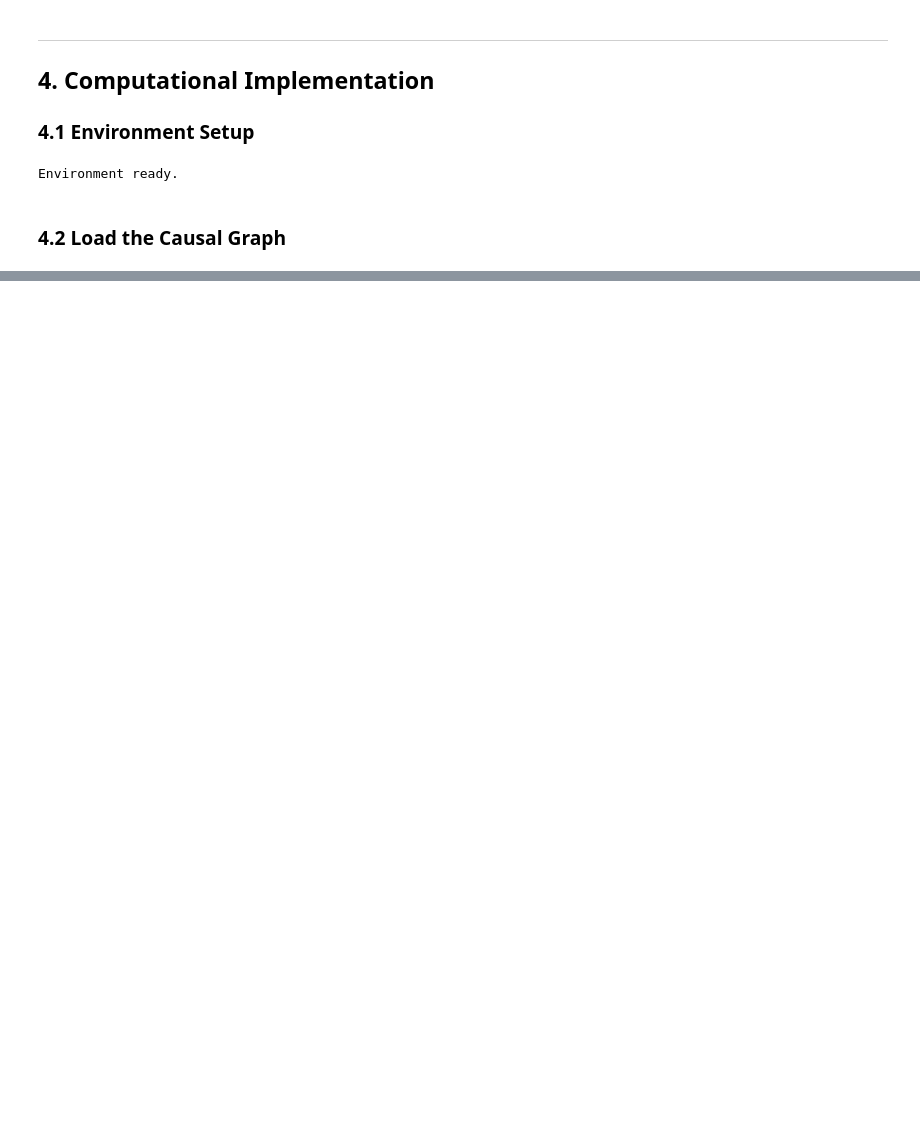
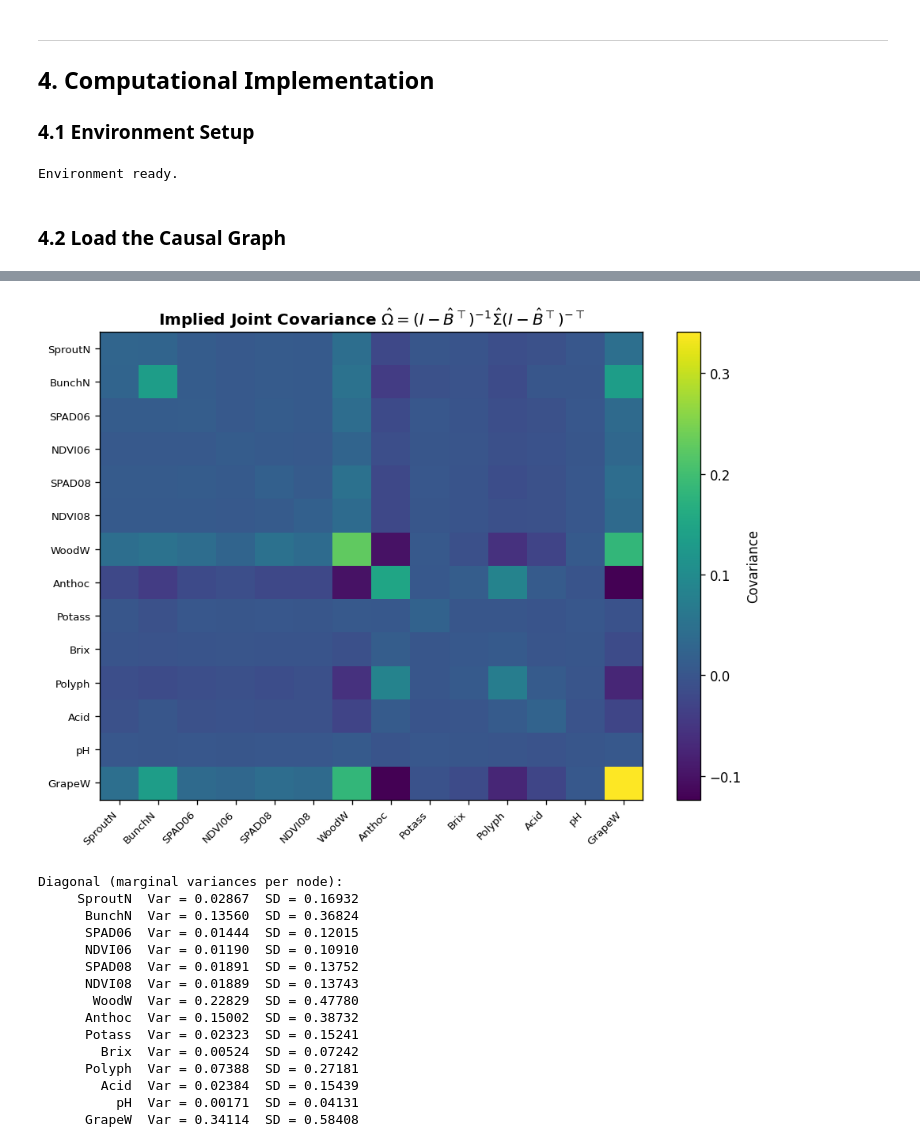
Before and after one commit to FRA-0023/Causal-Networks, a Jupyter notebook: notebooks/sangiovese.ipynb, the cells around one changed output, grey strips where cells are left out. Cells and saved outputs as stored; diff of their text form; code cells hidden in the pictures; blank space fills up the shorter version.

```diff
--- a/notebooks/sangiovese.ipynb
+++ b/notebooks/sangiovese.ipynb
@@ -1420,0 +703,38 @@ The application of the Conditional Linear Gaussian Network (CLGN) successfully q
+# %%
+A_inv = np.linalg.inv(np.eye(p) - B_hat)     # (I - B_hat)⁻¹ = (I - B̂ᵀ)⁻¹ in paper notation
+Omega = A_inv @ Sigma_hat @ A_inv.T           # implied joint covariance
+
+Omega_df = pd.DataFrame(Omega, index=CONT_TOPO, columns=CONT_TOPO)
+
+fig, ax = plt.subplots(figsize=(8, 6))
+im = ax.imshow(Omega, cmap="viridis", aspect="auto")
+plt.colorbar(im, ax=ax, label="Covariance")
+ax.set_xticks(range(p)); ax.set_xticklabels(CONT_TOPO, rotation=45, ha="right", fontsize=8)
+ax.set_yticks(range(p)); ax.set_yticklabels(CONT_TOPO, fontsize=8)
+ax.set_title(
+    r"Implied Joint Covariance $\hat{\Omega} = (I-\hat{B}^\top)^{-1}\hat{\Sigma}(I-\hat{B}^\top)^{-\top}$",
+    fontweight="bold"
+)
+plt.tight_layout()
+plt.show()
+
+print("Diagonal (marginal variances per node):")
+for n, v in zip(CONT_TOPO, np.diag(Omega)):
+    print(f"  {n:>10}  Var = {v:.5f}  SD = {np.sqrt(v):.5f}")
+# %% [output]
+[figure, added]
+Diagonal (marginal variances per node):
+     SproutN  Var = 0.02867  SD = 0.16932
+      BunchN  Var = 0.13560  SD = 0.36824
+      SPAD06  Var = 0.01444  SD = 0.12015
+      NDVI06  Var = 0.01190  SD = 0.10910
+      SPAD08  Var = 0.01891  SD = 0.13752
+      NDVI08  Var = 0.01889  SD = 0.13743
+       WoodW  Var = 0.22829  SD = 0.47780
+      Anthoc  Var = 0.15002  SD = 0.38732
+      Potass  Var = 0.02323  SD = 0.15241
+        Brix  Var = 0.00524  SD = 0.07242
+      Polyph  Var = 0.07388  SD = 0.27181
+        Acid  Var = 0.02384  SD = 0.15439
+          pH  Var = 0.00171  SD = 0.04131
+      GrapeW  Var = 0.34114  SD = 0.58408
```
Also changed, not shown: parts of 92 cells of this notebook.
